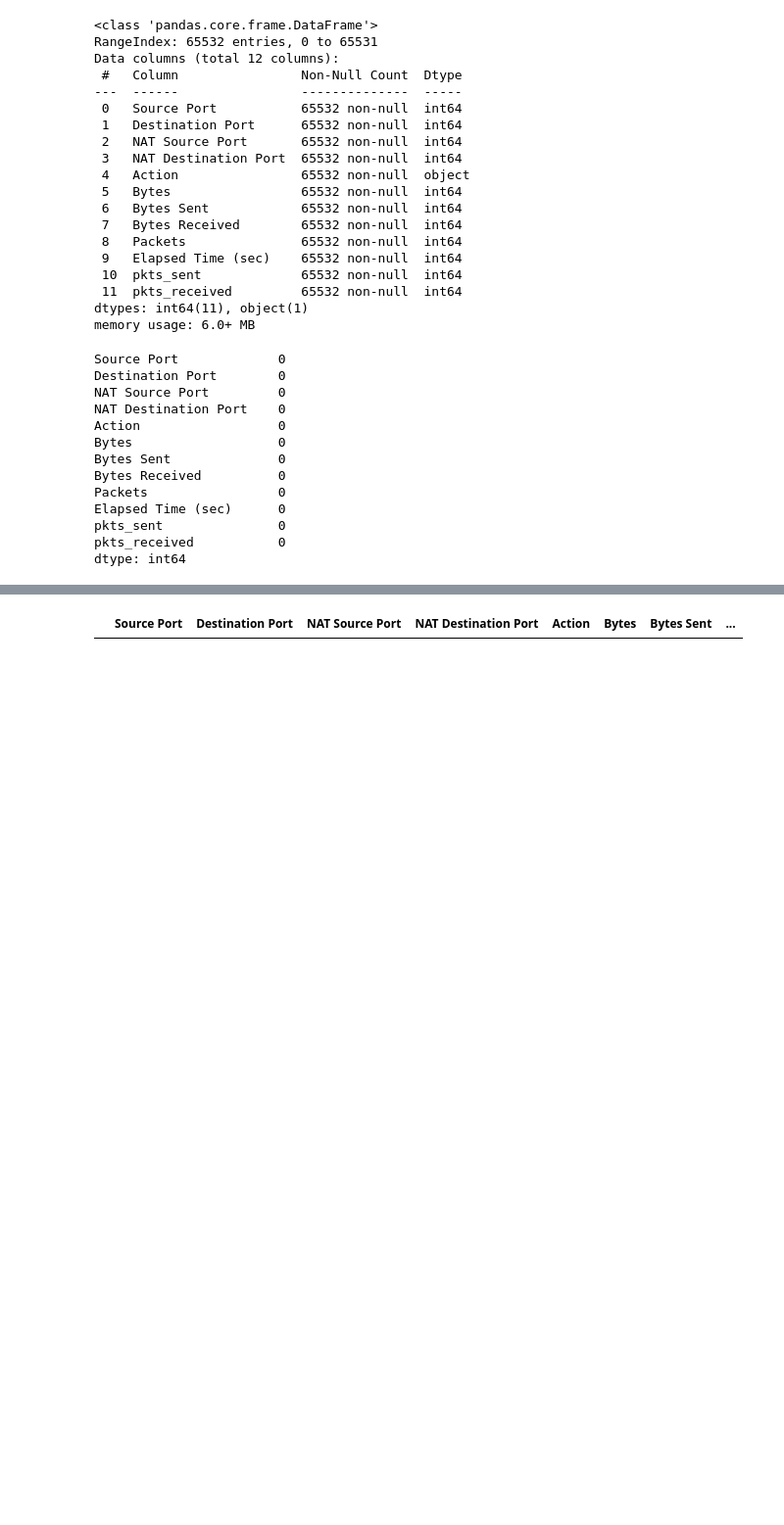
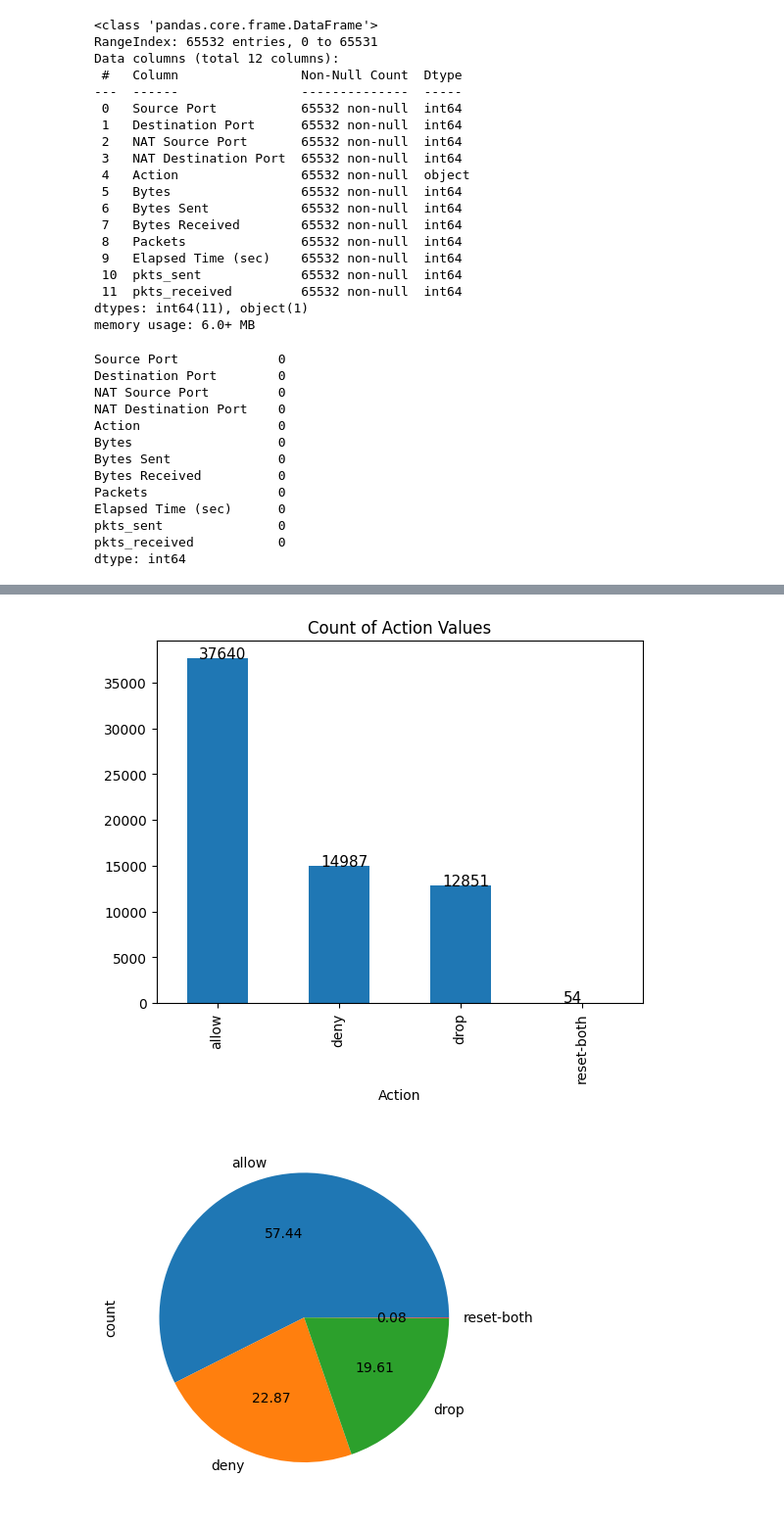
Before and after one commit to terjirapat/ML_ClassificationOfFirewall, a Jupyter notebook: main.ipynb, the cells around one changed output, grey strips where cells are left out. Shown: that part at 98% size. Cells and saved outputs as stored; diff of their text form; code cells hidden in the pictures; blank space fills up the shorter version.

```diff
--- a/main.ipynb
+++ b/main.ipynb
@@ -82,7 +84,21 @@ df.describe()
 | 50% | 53776.500000 | 445.000000 | 8820.500000 | 53.000000 | 1.680000e+02 | 9.000000e+01 | ... |
 | 75% | 58638.000000 | 15000.000000 | 38366.250000 | 443.000000 | 7.522500e+02 | 2.100000e+02 | ... |
 | max | 65534.000000 | 65535.000000 | 65535.000000 | 65535.000000 | 1.269359e+09 | 9.484772e+08 | ... |
-# %%
-df.loc[(df['Destination Port']==25174) & (df['Action']!='deny'),:]
-# %% [output]
-|  | Source Port | Destination Port | NAT Source Port | NAT Destination Port | Action | Bytes | Bytes Sent | ... |
+# %%
+# count the occurrences of each unique value
+action_counts = df['Action'].value_counts()
+
+# plot the count of unique values
+ax = action_counts.plot(kind='bar')
+ax.set_title('Count of Action Values')
+
+for i in ax.patches:
+    ax.text(i.get_x()+0.1, i.get_height(), str(int(i.get_height())), fontsize=11, color='black')
+plt.show()
+
+# pie chart
+action_counts.plot.pie(autopct='%.2f')
+plt.show()
+# %% [output]
+[figure, added]
+[figure, added]
```
Also changed, not shown: parts of 14 cells of this notebook.
